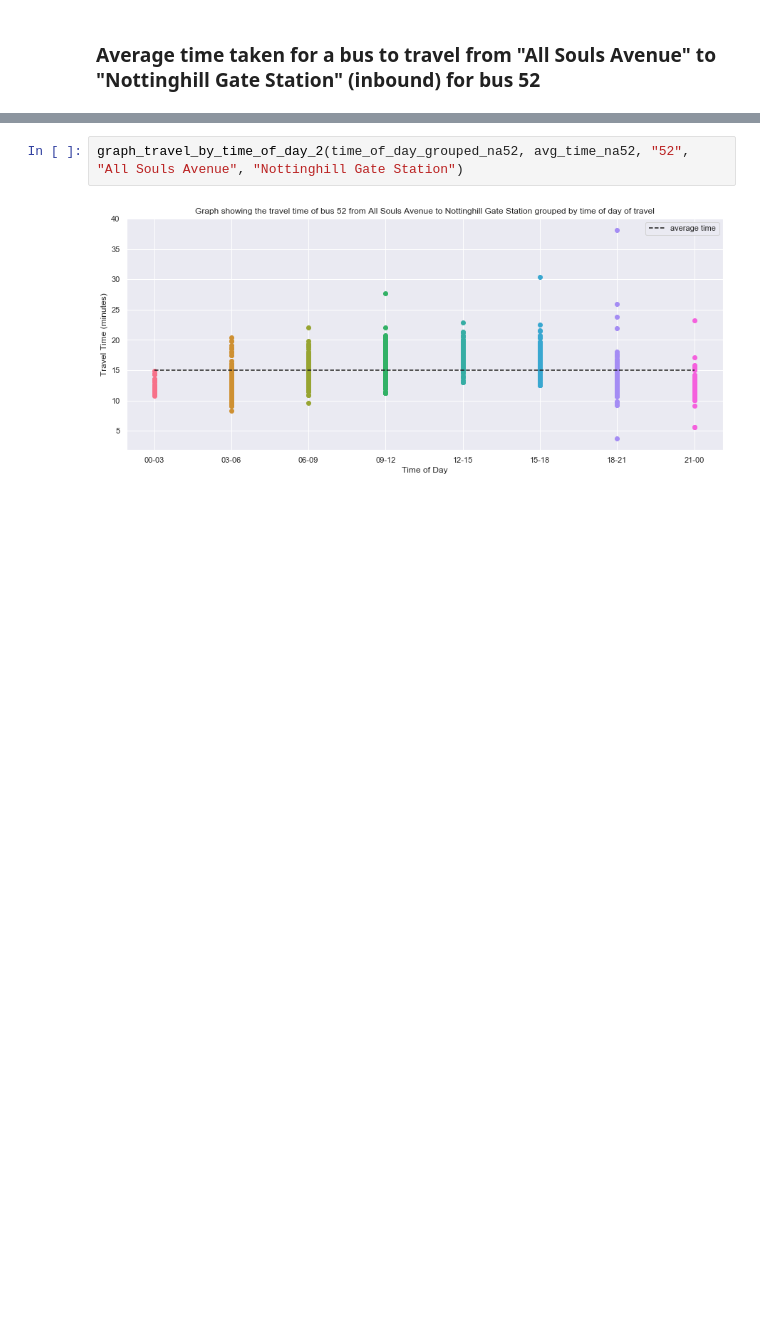
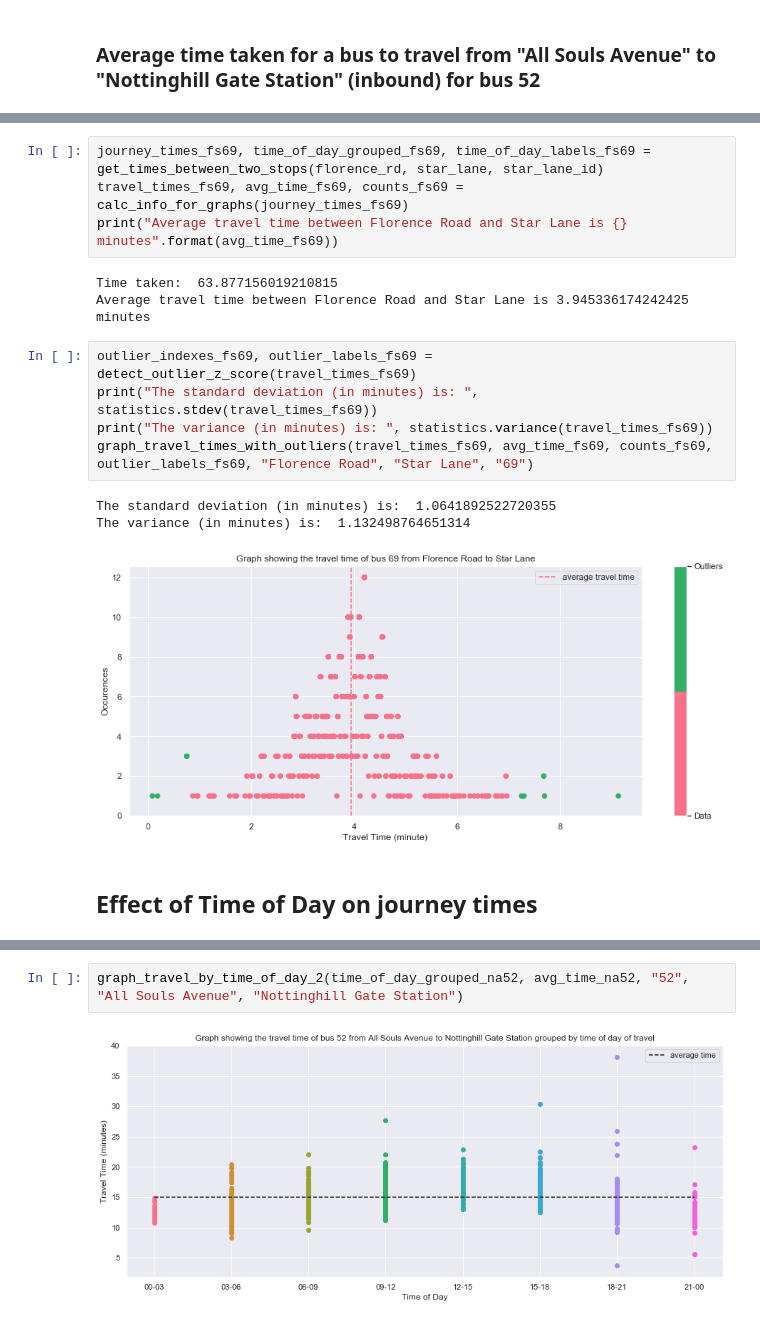
Before and after one commit to serenelc/individual-project-beng, a Jupyter notebook: data-exploration.ipynb, the cells around one changed output, grey strips where cells are left out. Cells and saved outputs as stored; diff of their text form; blank space fills up the shorter version.

```diff
--- a/data-exploration.ipynb
+++ b/data-exploration.ipynb
@@ -514,0 +448,18 @@ graph_travel_by_time_of_day("52", "All Souls Avenue", "Nottinghill Gate Station"
+# %%
+journey_times_fs69, time_of_day_grouped_fs69, time_of_day_labels_fs69 = get_times_between_two_stops(florence_rd, star_lane, star_lane_id)
+travel_times_fs69, avg_time_fs69, counts_fs69 = calc_info_for_graphs(journey_times_fs69)
+print("Average travel time between Florence Road and Star Lane is {} minutes".format(avg_time_fs69))
+# %% [output]
+Time taken:  63.877156019210815
+Average travel time between Florence Road and Star Lane is 3.945336174242425 minutes
+# %%
+outlier_indexes_fs69, outlier_labels_fs69 = detect_outlier_z_score(travel_times_fs69)
+print("The standard deviation (in minutes) is: ", statistics.stdev(travel_times_fs69))
+print("The variance (in minutes) is: ", statistics.variance(travel_times_fs69))
+graph_travel_times_with_outliers(travel_times_fs69, avg_time_fs69, counts_fs69, outlier_labels_fs69, "Florence Road", "Star Lane", "69")
+# %% [output]
+The standard deviation (in minutes) is:  1.0641892522720355
+The variance (in minutes) is:  1.132498764651314
+[figure, added]
+# %% [markdown]
+## Effect of Time of Day on journey times
```
Also changed, not shown: parts of 33 cells of this notebook, 50 other files.
